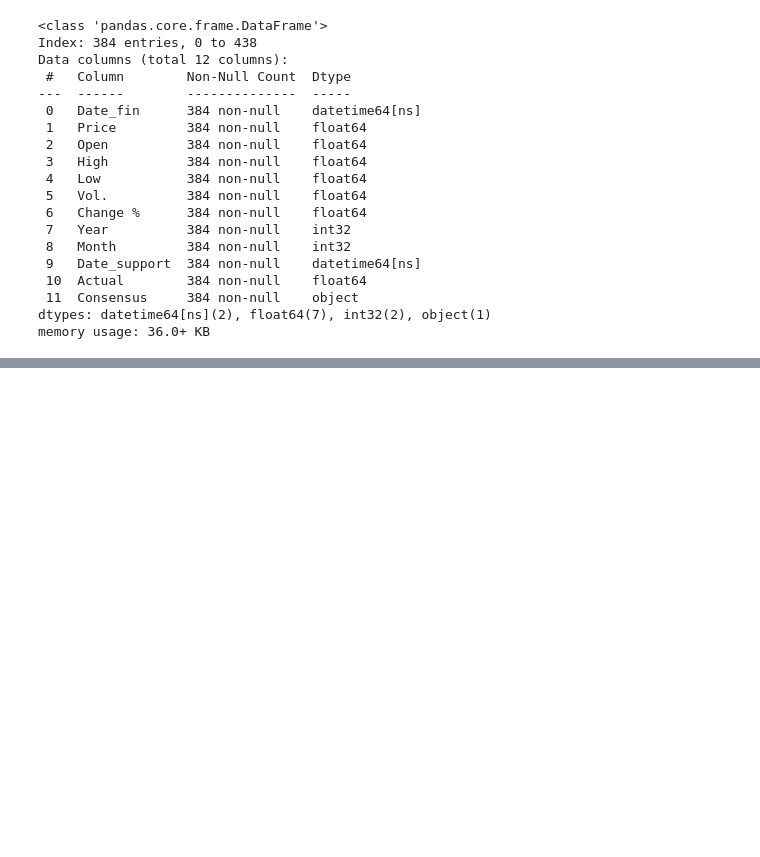
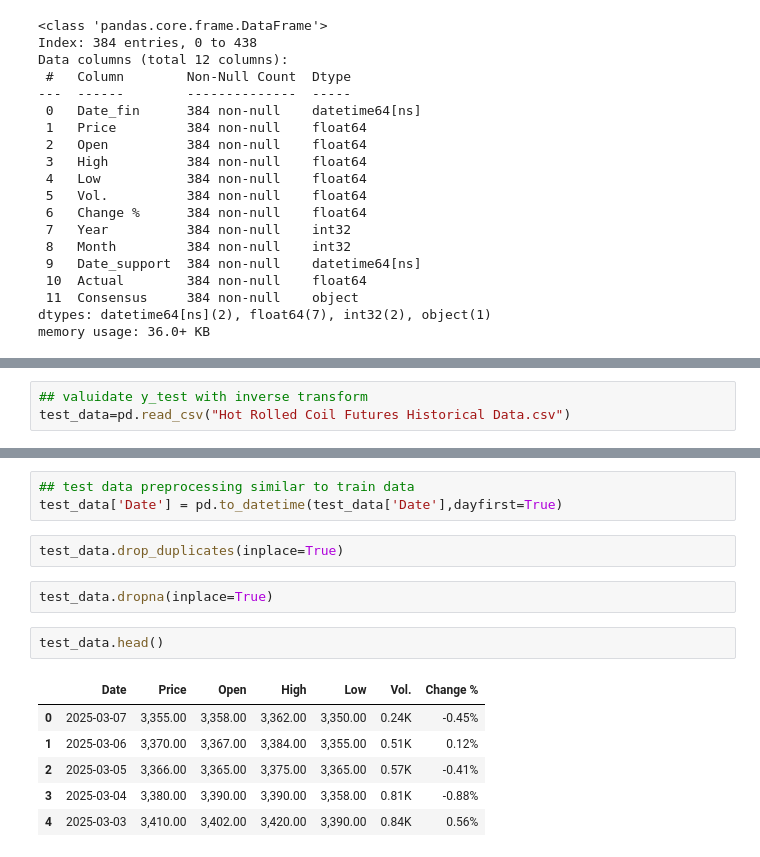
Before and after one commit to adnanwaasi/material_model, a Jupyter notebook: main.ipynb, the cells around one changed output, grey strips where cells are left out. Drawn from its saved outputs; the diff is of its cells as text; blank space fills up the shorter version.

```diff
--- a/main.ipynb
+++ b/main.ipynb
@@ -357,0 +532,3 @@ memory usage: 36.0+ KB
+# %%
+## valuidate y_test with inverse transform
+test_data=pd.read_csv("Hot Rolled Coil Futures Historical Data.csv")
@@ -357,0 +552,16 @@ memory usage: 36.0+ KB
+# %%
+## test data preprocessing similar to train data
+test_data['Date'] = pd.to_datetime(test_data['Date'],dayfirst=True)
+# %%
+test_data.drop_duplicates(inplace=True)
+# %%
+test_data.dropna(inplace=True)
+# %%
+test_data.head()
+# %% [output]
+|  | Date | Price | Open | High | Low | Vol. | Change % |
+| 0 | 2025-03-07 | 3,355.00 | 3,358.00 | 3,362.00 | 3,350.00 | 0.24K | -0.45% |
+| 1 | 2025-03-06 | 3,370.00 | 3,367.00 | 3,384.00 | 3,355.00 | 0.51K | 0.12% |
+| 2 | 2025-03-05 | 3,366.00 | 3,365.00 | 3,375.00 | 3,365.00 | 0.57K | -0.41% |
+| 3 | 2025-03-04 | 3,380.00 | 3,390.00 | 3,390.00 | 3,358.00 | 0.81K | -0.88% |
+| 4 | 2025-03-03 | 3,410.00 | 3,402.00 | 3,420.00 | 3,390.00 | 0.84K | 0.56% |
```
Also changed, not shown: parts of 24 cells of this notebook.
